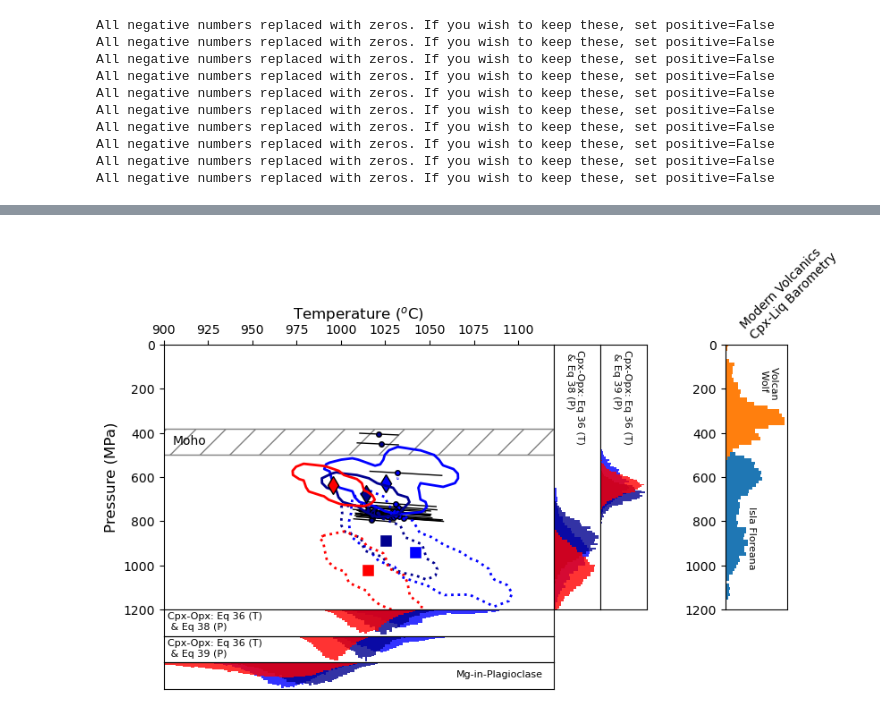
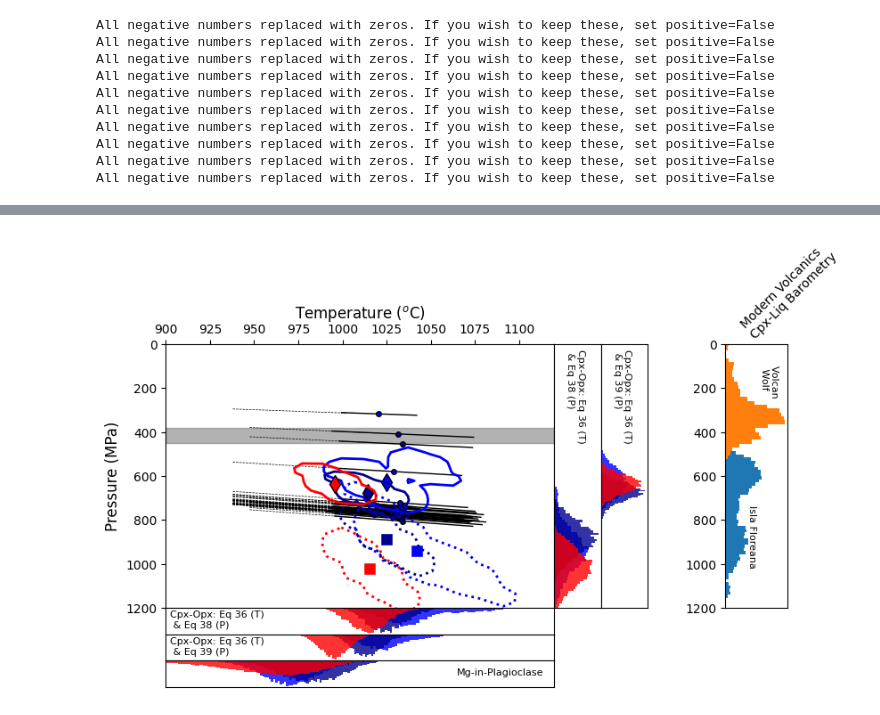
Before and after one commit to gleesonm1/GleesonEtAl_JPet_2024_supplement, a Jupyter notebook: Code_Figures/Fig10.ipynb, the cells around one changed output, grey strips where cells are left out. Drawn from its saved outputs; the diff is of its cells as text; code cells hidden in the pictures.

```diff
--- a/Code_Figures/Fig10.ipynb
+++ b/Code_Figures/Fig10.ipynb
@@ -145,7 +145,7 @@ for i in range(len(FI['Mean_CO2dens (gcm3)'])):
     else:
         Results.loc[i*1000:1000+i*1000,'Sample'] = "04b"
 
-    CO2_new = FI['Min_CO2dens (gcm3)'].loc[i] + A*(FI['Max_CO2dens (gcm3)'].loc[i] - FI['Min_CO2dens (gcm3)'].loc[i])
+    CO2_new = FI.loc[i,'Min_CO2dens (gcm3)'] + A*(FI.loc[i,'Max_CO2dens (gcm3)'] - FI.loc[i,'Min_CO2dens (gcm3)'])
     CO2 = np.concatenate([CO2, CO2_new])
 
 Results['CO2_density'] = CO2
@@ -161,17 +161,25 @@ Results['T_C'] = T
 Results['P_MPa'] = pf.calculate_P_for_rho_T(CO2_dens_gcm3=Results['CO2_density'], T_K=Results['T_C']+273.15, EOS='SW96')['P_MPa']
 
 # Extract the mean and std for plotting
-BasicOutput = pd.DataFrame(columns = ['Sample', 'P_MPa_mean', 'P_MPa_median', 'P_MPa_std', 'T_C_mean', 'T_C_median', 'T_C_std'])
+BasicOutput = pd.DataFrame(columns = ['Sample', 'P_MPa_mean', 'P_MPa_median', 'P_MPa_std', 'T_C_mean', 'T_C_median', 'T_C_std', 'T_plag_low', 'T_plag_high', 'P_plag_low', 'P_plag_high'])
 BasicOutput['Sample'] = FI['Sample']
 
 for i in range(len(BasicOutput['Sample'])):
-    BasicOutput['P_MPa_mean'].loc[i] = np.nanmean(Results['P_MPa'].loc[i*1000:100 + i*1000])
-    BasicOutput['P_MPa_median'].loc[i] = np.nanmedian(Results['P_MPa'].loc[i*1000:100 + i*1000])
-    BasicOutput['P_MPa_std'].loc[i] = np.nanstd(Results['P_MPa'].loc[i*1000:100 + i*1000])
+    BasicOutput.loc[i,'P_MPa_mean'] = np.nanmean(Results['P_MPa'].loc[i*1000:100 + i*1000])
+    BasicOutput.loc[i,'P_MPa_median'] = np.nanmedian(Results['P_MPa'].loc[i*1000:100 + i*1000])
+    BasicOutput.loc[i,'P_MPa_std'] = np.nanstd(Results['P_MPa'].loc[i*1000:100 + i*1000])
 
-    BasicOutput['T_C_mean'].loc[i] = np.nanmean(Results['T_C'].loc[i*1000:100 + i*1000])
-    BasicOutput['T_C_median'].loc[i] = np.nanmedian(Results['T_C'].loc[i*1000:100 + i*1000])
-    BasicOutput['T_C_std'].loc[i] = np.nanstd(Results['T_C'].loc[i*1000:100 + i*1000])
+    BasicOutput.loc[i,'T_C_mean'] = np.nanmean(Results['T_C'].loc[i*1000:100 + i*1000])
+    BasicOutput.loc[i,'T_C_median'] = np.nanmedian(Results['T_C'].loc[i*1000:100 + i*1000])
+    BasicOutput.loc[i,'T_C_std'] = np.nanstd(Results['T_C'].loc[i*1000:100 + i*1000])
+
+BasicOutput.loc[BasicOutput['Sample'].str.contains('03b'),'T_plag_low'] = Plag_noise['03b']['T_C'].mean() - 2*Plag_noise['03b']['T_C'].std()
+BasicOutput.loc[BasicOutput['Sample'].str.contains('03b'),'T_plag_high'] = Plag_noise['03b']['T_C'].mean() + 2*Plag_noise['03b']['T_C'].std()
+BasicOutput.loc[BasicOutput['Sample'].str.contains('04b'),'T_plag_low'] = Plag_noise['04b']['T_C'].mean() - 2*Plag_noise['04b']['T_C'].std()
+BasicOutput.loc[BasicOutput['Sample'].str.contains('04b'),'T_plag_high'] = Plag_noise['04b']['T_C'].mean() + 2*Plag_noise['04b']['T_C'].std()
+
+BasicOutput['P_plag_low'] = pf.calculate_P_for_rho_T(CO2_dens_gcm3=FI['Mean_CO2dens (gcm3)'], T_K=BasicOutput['T_plag_low']+273.15, EOS='SW96')['P_MPa']
+BasicOutput['P_plag_high'] = pf.calculate_P_for_rho_T(CO2_dens_gcm3=FI['Mean_CO2dens (gcm3)'], T_K=BasicOutput['T_plag_high']+273.15, EOS='SW96')['P_MPa']
 # %%
 f, a = plt.subplots(4, 5, figsize = (9,5), gridspec_kw={'width_ratios': [2.5, 0.3,0.3,0.5,0.4],
                                                         'height_ratios': [2, 0.2, 0.2, 0.2]})
@@ -179,6 +187,7 @@ plt.subplots_adjust(wspace=0.0,hspace=0.0)
 
 a[0][0].tick_params(top=True, labeltop=True, bottom=False, labelbottom=False)
 a[0][0].xaxis.set_label_position('top')
+a[0][0].axhspan(380, 450, color='grey', alpha=0.6)
 
 for i in range(4):
     a[0][0].set_xlim([900,1120])
@@ -216,7 +225,7 @@ a[2][0].invert_yaxis()
 a[3][0].invert_yaxis()
 
 # Add in the Moho
-a[0][0].fill_between([880,1120], [380,380], [500,500], hatch = '/', color = 'none', edgecolor = 'gray', zorder = 0)# color = [0.8, 0.8, 0.8])
+# a[0][0].fill_between([880,1120], [380,380], [500,500], hatch = '/', color = 'none', edgecolor = 'gray', zorder = 0)# color = [0.8, 0.8, 0.8])
 
 for s in color:
     P_T36_P39[s]['P_MPa_calc'] = P_T36_P39[s]['P_kbar_calc']*100
@@ -237,36 +246,39 @@ for s in color:
            np.nanmean(P_T36_P38[s]['P_MPa_calc']), 'sw', mfc = color[s], ms = 10, zorder = 3)
 
 # Add in FI constraints
-a[0][0].plot(np.array([BasicOutput['T_C_mean'].values - BasicOutput['T_C_std'].values,BasicOutput['T_C_mean'].values + BasicOutput['T_C_std'].values]),
-       np.array([BasicOutput['P_MPa_mean'].values - BasicOutput['P_MPa_std'].values,BasicOutput['P_MPa_mean'].values + BasicOutput['P_MPa_std'].values]),
+for r in range(len(BasicOutput['T_plag_low'])):
+    a[0][0].plot([BasicOutput.loc[r, 'T_plag_low'],BasicOutput.loc[r, 'T_plag_high']],
+                 [BasicOutput.loc[r, 'P_plag_low'],BasicOutput.loc[r, 'P_plag_high']], '--k', lw = 0.5)
+a[0][0].plot(np.array([BasicOutput['T_C_mean'].values - 2*BasicOutput['T_C_std'].values,BasicOutput['T_C_mean'].values + 2*BasicOutput['T_C_std'].values]),
+       np.array([BasicOutput['P_MPa_mean'].values - 2*BasicOutput['P_MPa_std'].values,BasicOutput['P_MPa_mean'].values + 2*BasicOutput['P_MPa_std'].values]),
        '-k')
 a[0][0].plot(BasicOutput['T_C_median'][BasicOutput['Sample'].str.contains('04b')],
        BasicOutput['P_MPa_median'][BasicOutput['Sample'].str.contains('04b')],
        'ok', mfc = (0,0,1))
 a[0][0].plot(BasicOutput['T_C_median'][BasicOutput['Sample'].str.contains('03b')],
        BasicOutput['P_MPa_median'][BasicOutput['Sample'].str.contains('03b')],
        'ok', mfc = (0,0,0.56))
 
 a[0][0].set_ylabel('Pressure (MPa)')
 a[0][0].set_xlabel('Temperature ($^o$C)')
 
-a[0][0].text(905,450,'Moho')
+# a[0][0].text(905,450,'Moho')
 a[1][0].text(0.01,0.25,'Cpx-Opx: Eq 36 (T) \n & Eq 38 (P)', transform=a[1][0].transAxes, fontsize = 8)
 a[2][0].text(0.01,0.25,'Cpx-Opx: Eq 36 (T) \n & Eq 39 (P)', transform=a[2][0].transAxes, fontsize = 8)
 a[3][0].text(0.75,0.45,'Mg-in-Plagioclase', transform=a[3][0].transAxes, fontsize = 8)
 
 
 a[0][4].hist(Flo_press['All_PTs']['P_kbar_calc']*100, bins = 50, orientation = "horizontal", density = True)
 a[0][4].hist(Wolf_press['All_PTs']['P_kbar_calc']*100, bins = 50, orientation = "horizontal", density = True)
 
 
 a[0][1].text(0.25,0.62,'Cpx-Opx: Eq 36 (T) \n & Eq 38 (P)', transform=a[0][1].transAxes, fontsize = 8, rotation = -90)
 a[0][2].text(0.25,0.62,'Cpx-Opx: Eq 36 (T) \n & Eq 39 (P)', transform=a[0][2].transAxes, fontsize = 8, rotation = -90)
 
 a[0][4].text(0.55,0.79,'Volcan \n Wolf', transform=a[0][4].transAxes, fontsize = 8, rotation = -90)
 a[0][4].text(0.35,0.159,'Isla Floreana', transform=a[0][4].transAxes, fontsize = 8, rotation = -90)
 a[0][4].text(1, 1.2, 'Modern Volcanics \n Cpx-Liq Barometry', transform=a[0][4].transAxes, fontsize = 10, ha='center', va='center', rotation = 45)
 
 plt.savefig('Fig10.svg', dpi = 600, format = 'svg')
 # %% [output]
-[figure, old version]
+[figure, new version]
```
Also changed, not shown: parts of 6 cells of this notebook, 1 other file.
